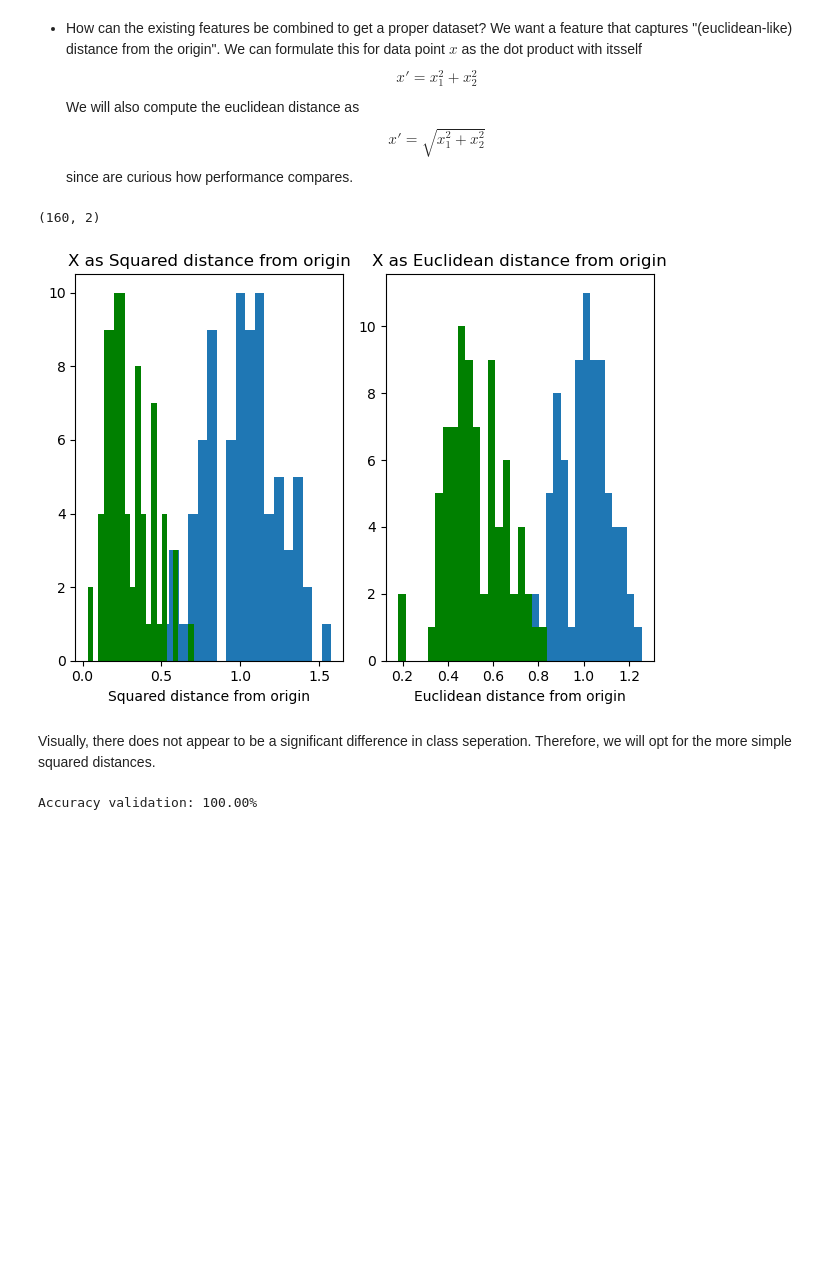
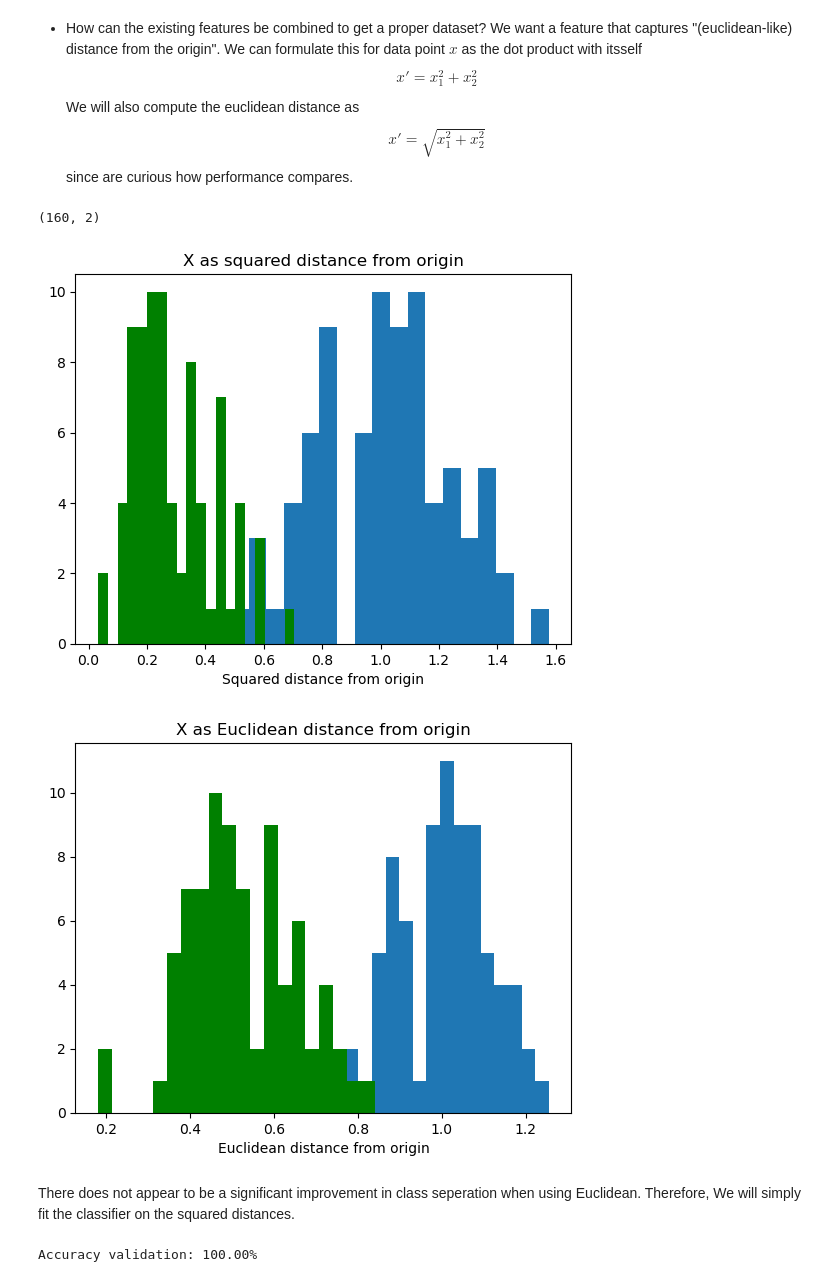
Before and after one commit to Immo-o/BCI-git, a Jupyter notebook: assignment-2/assignment_02_lda.ipynb, the cells around one changed output. Saved outputs shown, nothing was run; the diff lists cells and outputs as text; code cells hidden in the pictures; blank space fills up the shorter version.

```diff
--- a/assignment-2/assignment_02_lda.ipynb
+++ b/assignment-2/assignment_02_lda.ipynb
@@ -209,24 +212,25 @@ We want a feature that captures "(euclidean-like) distance from the origin". We
 # %%
 # Answer here
 print (X_train.shape)
 squared_distances = np.sum(X_train**2, axis=1)
 euclidean_distances = np.sqrt(squared_distances)
-distances = [squared_distances, euclidean_distances]
-labels = ["Squared", "Euclidean"]
 
-fig, axs = plt.subplots(1, 2)
-for i, dist in enumerate(distances):
-    axs[i].hist(dist[y_train == 0], bins=20)
-    axs[i].hist(dist[y_train == 1], bins=20, color="green")
-    axs[i].set_title(f"X as {labels[i]} distance from origin")
-    axs[i].set_xlabel(f"{labels[i]} distance from origin")
+plt.hist(squared_distances[y_train == 0], bins=20)
+plt.hist(squared_distances[y_train == 1], bins=20, color="green")
+plt.title("X as squared distance from origin")
+plt.xlabel("Squared distance from origin")
+plt.show()
 
-plt.tight_layout()
+plt.hist(euclidean_distances[y_train == 0], bins=20)
+plt.hist(euclidean_distances[y_train == 1], bins=20, color="green")
+plt.title("X as Euclidean distance from origin")
+plt.xlabel("Euclidean distance from origin")
 plt.show()
 # %% [output]
 (160, 2)
-[figure, old version]
+[figure, new version]
+[figure, added]
 # %% [markdown]
-Visually, there does not appear to be a significant difference in class seperation. Therefore, we will opt for the more simple squared distances.
+There does not appear to be a significant improvement in class seperation when using Euclidean. Therefore, We will simply fit the classifier on the squared distances.
 # %%
 # classify processed data
```
Also changed, not shown: parts of 8 cells of this notebook.
